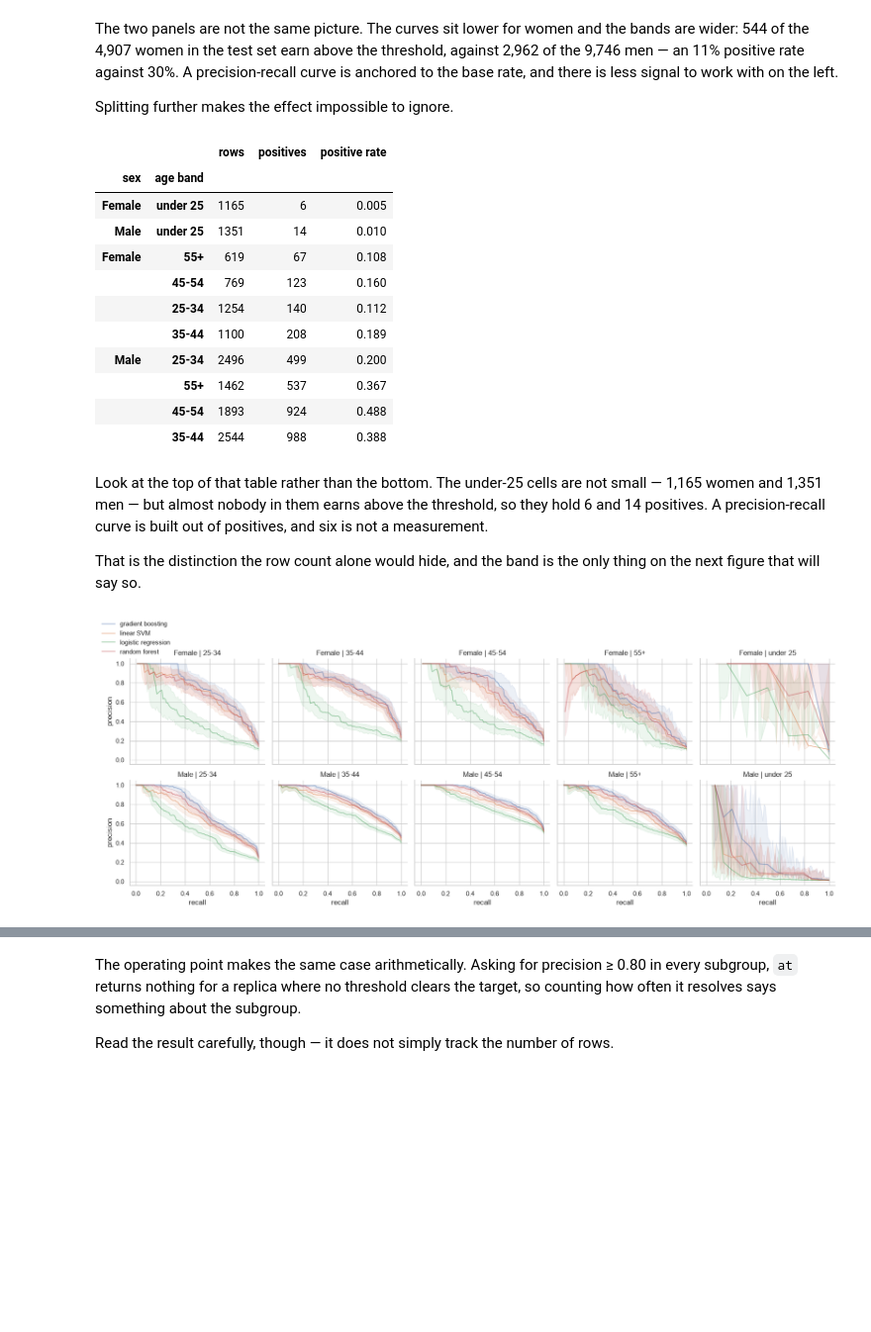
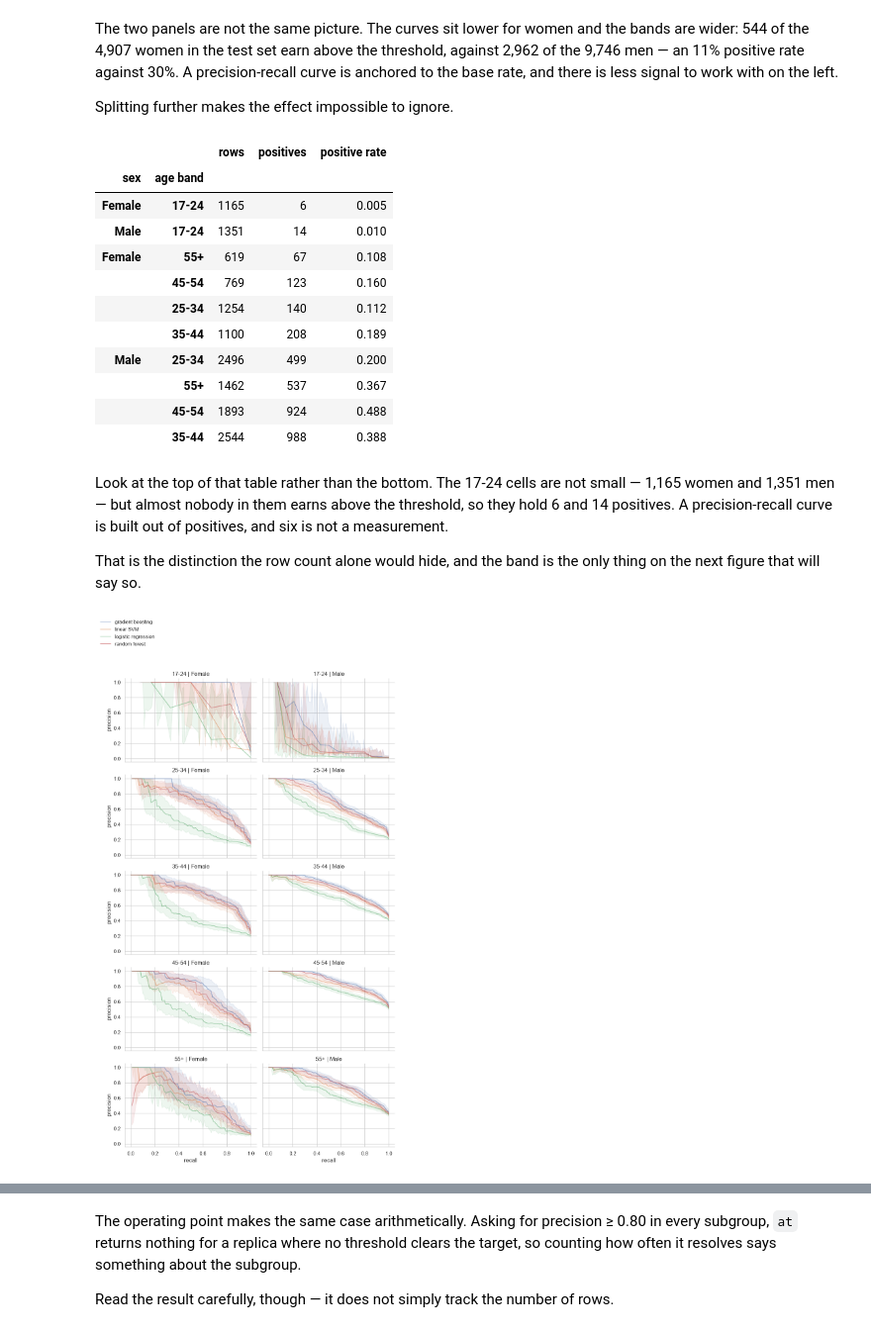
Before and after one commit to hamed/replicas, a Jupyter notebook: examples/census_income.ipynb, the cells around one changed output, grey strips where cells are left out. Shown at 99% size. Cells and saved outputs as stored; diff of their text form; code cells hidden in the pictures; blank space fills up the shorter version.

```diff
--- a/examples/census_income.ipynb
+++ b/examples/census_income.ipynb
@@ -170,7 +170,7 @@ notebook.
 age_band = pd.cut(
     X_test["age"],
     [0, 25, 35, 45, 55, 200],
-    labels=["under 25", "25-34", "35-44", "45-54", "55+"],
+    labels=["17-24", "25-34", "35-44", "45-54", "55+"],
     right=False,
 ).astype(str)
 
@@ -395,8 +395,8 @@ sizes.sort_values("positives")
 # %% [output]
 |  |  | rows | positives | positive rate |
 | sex | age band |  |  |  |
-| Female | under 25 | 1165 | 6 | 0.005 |
-| Male | under 25 | 1351 | 14 | 0.010 |
+| Female | 17-24 | 1165 | 6 | 0.005 |
+| Male | 17-24 | 1351 | 14 | 0.010 |
 | Female | 55+ | 619 | 67 | 0.108 |
 |  | 45-54 | 769 | 123 | 0.160 |
 |  | 25-34 | 1254 | 140 | 0.112 |
@@ -406,28 +406,28 @@ sizes.sort_values("positives")
 |  | 45-54 | 1893 | 924 | 0.488 |
 |  | 35-44 | 2544 | 988 | 0.388 |
 # %% [markdown]
-Look at the top of that table rather than the bottom. The under-25 cells are
-not small — 1,165 women and 1,351 men — but almost nobody in them earns above
-the threshold, so they hold 6 and 14 positives. A precision-recall curve is
-built out of positives, and six is not a measurement.
+Look at the top of that table rather than the bottom. The 17-24 cells are not
+small — 1,165 women and 1,351 men — but almost nobody in them earns above the
+threshold, so they hold 6 and 14 positives. A precision-recall curve is built
+out of positives, and six is not a measurement.
 
 That is the distinction the row count alone would hide, and the band is the
 only thing on the next figure that will say so.
 # %%
 by_group = ["name", "sex", "age band", "replica"]
 curves_group = calculate_pr(confusion_table(replicas_frame, by=by_group), by=by_group)
 
 plot_pr(
     curves_group,
     hue="name",
-    row="sex",
-    col="age band",
+    row="age band",
+    col="sex",
     ci=0.90,
     recall_round=2,
-    height=3.2,
-    aspect=1.1,
+    height=3.0,
+    aspect=1.5,
 )
 plt.show()
 # %% [output]
-[figure, old version]
+[figure, new version]
 # %% [markdown]
```
Also changed, not shown: parts of 5 cells of this notebook.
